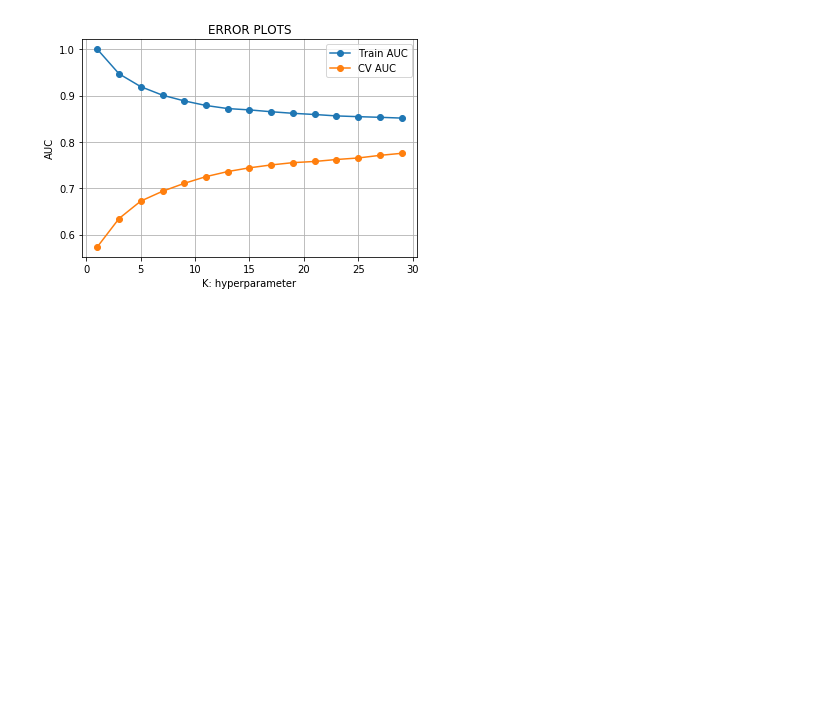
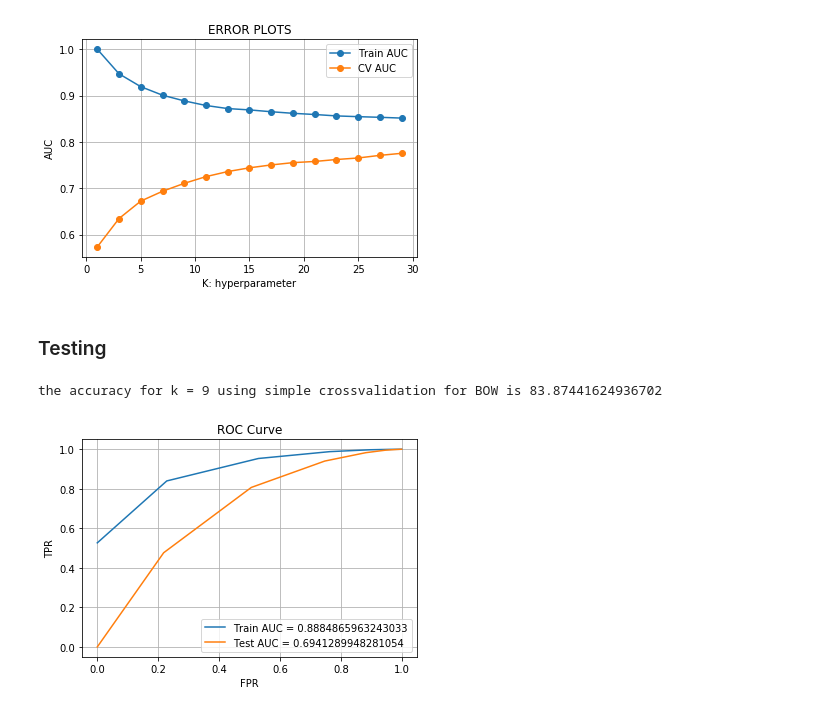
Before and after one commit to NavdeepTU/Machine-Learning, a Jupyter notebook: 01. K-Nearest Neighbors/03. Amazon Fine Food Reviews Analysis using KNN Algorithm.ipynb, the cells around one changed output. Saved outputs shown, nothing was run; the diff lists cells and outputs as text; code cells hidden in the pictures; blank space fills up the shorter version.

Commit message:
added testing code for brute knn using bow

```diff
--- a/01. K-Nearest Neighbors/03. Amazon Fine Food Reviews Analysis using KNN Algorithm.ipynb
+++ b/01. K-Nearest Neighbors/03. Amazon Fine Food Reviews Analysis using KNN Algorithm.ipynb
@@ -107,3 +111,40 @@ plt.show()
 # knn_for_optimal_k.fit(x_train, y_train)
 # filename = 'brute_bow_knn'
 # pickle.dump(knn_for_optimal_k, open(filename, 'wb'))
+# %% [markdown]
+### Testing
+# %%
+count_vect = pickle.load(open('brute_bow', 'rb'))
+knn_for_optimal_k = pickle.load(open('brute_bow_knn', 'rb'))
+x_train = count_vect.transform(x_train_raw.values)
+x_test = count_vect.transform(x_test_raw)
+y_test_pred = []
+y_train_pred_proba = [] # we will be comparing model results on train and test data
+y_test_pred_proba = []
+for i in range(0, x_train.shape[0], 1000):
+    y_train_pred_proba.extend(knn_for_optimal_k.predict_proba(x_train[i:i+1000])[:,1]) # to build ROC curve
+for i in range(0, x_test.shape[0], 1000):
+    y_test_pred.extend(knn_for_optimal_k.predict(x_test[i:i+1000])) # to find accuracy
+    y_test_pred_proba.extend(knn_for_optimal_k.predict_proba(x_test[i:i+1000])[:,1]) # to build ROC curve
+# %%
+acc = accuracy_score(y_test, y_test_pred) * 100
+print('the accuracy for k = {} using simple crossvalidation for BOW is {}'.format(optimal_k, acc))
+# %% [output]
+the accuracy for k = 9 using simple crossvalidation for BOW is 83.87441624936702
+# %%
+# plotting ROC
+train_fpr, train_tpr, thresholds = roc_curve(y_train, y_train_pred_proba)
+brute_bow_train_auc = auc(train_fpr, train_tpr)
+test_fpr, test_tpr, thresholds = roc_curve(y_test, y_test_pred_proba)
+brute_bow_auc = auc(test_fpr, test_tpr)
+
+plt.plot(train_fpr, train_tpr, label = 'Train AUC = ' + str(brute_bow_train_auc))
+plt.plot(test_fpr, test_tpr, label = 'Test AUC = ' + str(brute_bow_auc))
+plt.legend()
+plt.xlabel('FPR')
+plt.ylabel('TPR')
+plt.title('ROC Curve')
+plt.grid()
+plt.show()
+# %% [output]
+[figure, added]
```
Also changed, not shown: parts of 4 cells of this notebook.
